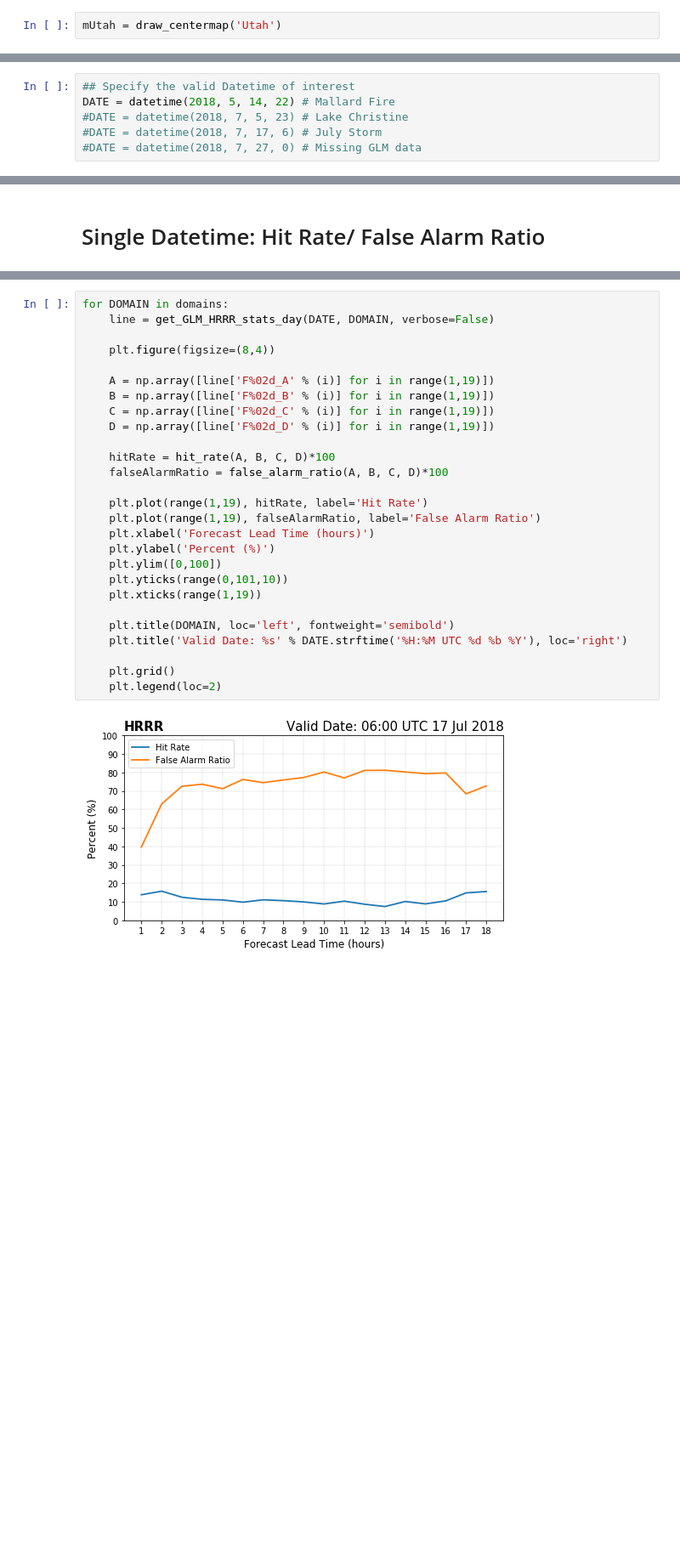
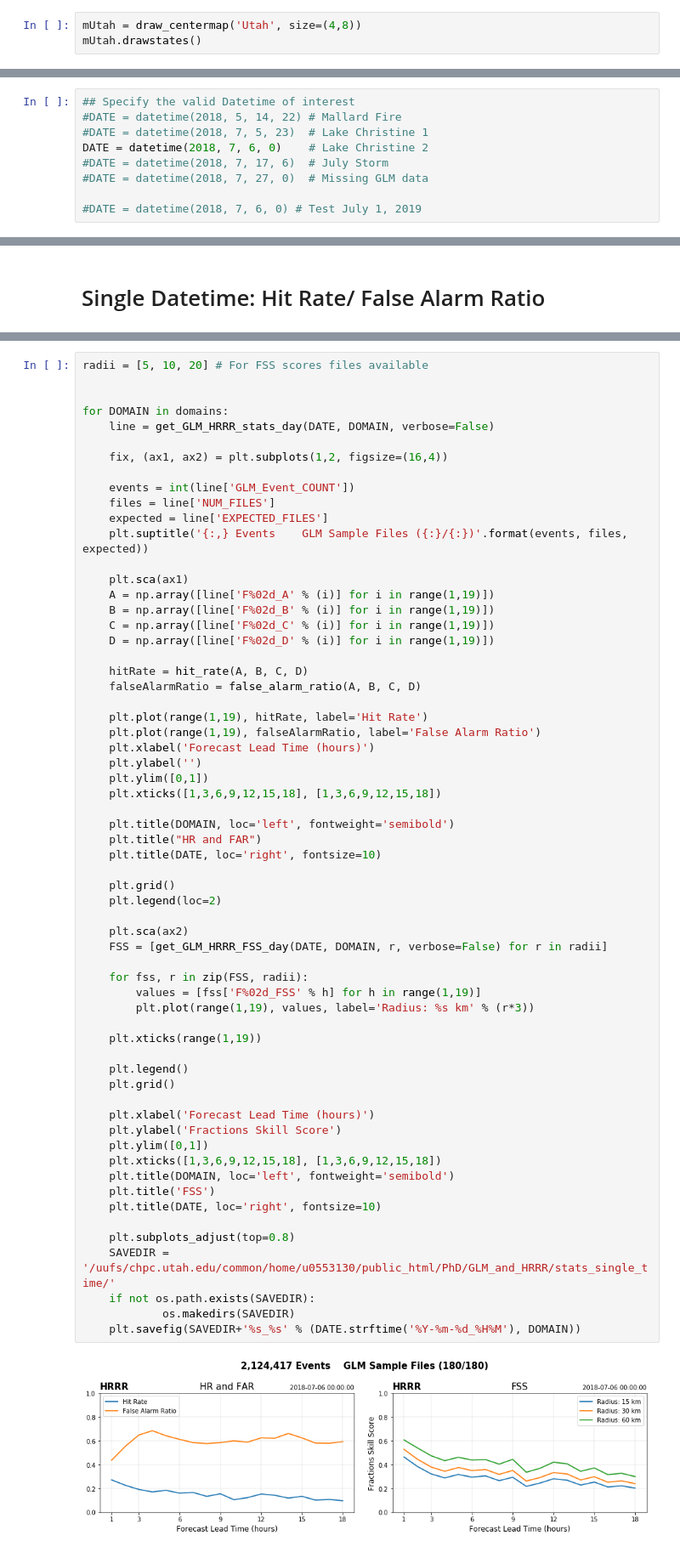
Before and after one commit to blaylockbk/pyBKB_v3, a Jupyter notebook: BB_HRRR/GLM_and_HRRR/explore_single_day_table.ipynb, the cells around one changed output, grey strips where cells are left out. Shown at 85% size. Cells and saved outputs as stored; diff of their text form; blank space fills up the shorter version.

```diff
--- a/BB_HRRR/GLM_and_HRRR/explore_single_day_table.ipynb
+++ b/BB_HRRR/GLM_and_HRRR/explore_single_day_table.ipynb
@@ -45,4 +49,5 @@ from BB_GOES.get_GLM import get_GLM_file_nearesttime, accumulate_GLM_FAST
 # %%
 m = draw_HRRR_map()
 # %%
-mUtah = draw_centermap('Utah')
+mUtah = draw_centermap('Utah', size=(4,8))
+mUtah.drawstates()
@@ -52,10 +60,13 @@ Hlat, Hlon = get_hrrr_latlon(DICT=False)
 domains = get_domains()
 # %%
 ## Specify the valid Datetime of interest
-DATE = datetime(2018, 5, 14, 22) # Mallard Fire
-#DATE = datetime(2018, 7, 5, 23) # Lake Christine
-#DATE = datetime(2018, 7, 17, 6) # July Storm
-#DATE = datetime(2018, 7, 27, 0) # Missing GLM data
+#DATE = datetime(2018, 5, 14, 22) # Mallard Fire
+#DATE = datetime(2018, 7, 5, 23)  # Lake Christine 1
+DATE = datetime(2018, 7, 6, 0)    # Lake Christine 2
+#DATE = datetime(2018, 7, 17, 6)  # July Storm
+#DATE = datetime(2018, 7, 27, 0)  # Missing GLM data
+
+#DATE = datetime(2018, 7, 6, 0) # Test July 1, 2019
 # %%
 # Rerun the entire calculation:
 # return table(a,b,c,d) and grids for Observed and Forecasted Binary.
@@ -161,29 +196,64 @@ def get_GLM_HRRR_stats_day(DATE, DOMAIN, verbose=True):
 # %%
+radii = [5, 10, 20] # For FSS scores files available
+
+
 for DOMAIN in domains:
     line = get_GLM_HRRR_stats_day(DATE, DOMAIN, verbose=False)
 
-    plt.figure(figsize=(8,4))
+    fix, (ax1, ax2) = plt.subplots(1,2, figsize=(16,4))
 
+    events = int(line['GLM_Event_COUNT'])
+    files = line['NUM_FILES']
+    expected = line['EXPECTED_FILES']
+    plt.suptitle('{:,} Events    GLM Sample Files ({:}/{:})'.format(events, files, expected))
+
+    plt.sca(ax1)
     A = np.array([line['F%02d_A' % (i)] for i in range(1,19)])
     B = np.array([line['F%02d_B' % (i)] for i in range(1,19)])
     C = np.array([line['F%02d_C' % (i)] for i in range(1,19)])
     D = np.array([line['F%02d_D' % (i)] for i in range(1,19)])
 
-    hitRate = hit_rate(A, B, C, D)*100
-    falseAlarmRatio = false_alarm_ratio(A, B, C, D)*100
+    hitRate = hit_rate(A, B, C, D)
+    falseAlarmRatio = false_alarm_ratio(A, B, C, D)
 
     plt.plot(range(1,19), hitRate, label='Hit Rate')
     plt.plot(range(1,19), falseAlarmRatio, label='False Alarm Ratio')
     plt.xlabel('Forecast Lead Time (hours)')
-    plt.ylabel('Percent (%)')
-    plt.ylim([0,100])
-    plt.yticks(range(0,101,10))
-    plt.xticks(range(1,19))
+    plt.ylabel('')
+    plt.ylim([0,1])
+    plt.xticks([1,3,6,9,12,15,18], [1,3,6,9,12,15,18])
 
     plt.title(DOMAIN, loc='left', fontweight='semibold')
-    plt.title('Valid Date: %s' % DATE.strftime('%H:%M UTC %d %b %Y'), loc='right')
+    plt.title("HR and FAR")
+    plt.title(DATE, loc='right', fontsize=10)
 
     plt.grid()
     plt.legend(loc=2)
+
+    plt.sca(ax2)
+    FSS = [get_GLM_HRRR_FSS_day(DATE, DOMAIN, r, verbose=False) for r in radii]
+
+    for fss, r in zip(FSS, radii):
+        values = [fss['F%02d_FSS' % h] for h in range(1,19)]
+        plt.plot(range(1,19), values, label='Radius: %s km' % (r*3))
+
+    plt.xticks(range(1,19))
+
+    plt.legend()
+    plt.grid()
+
+    plt.xlabel('Forecast Lead Time (hours)')
+    plt.ylabel('Fractions Skill Score')
+    plt.ylim([0,1])
+    plt.xticks([1,3,6,9,12,15,18], [1,3,6,9,12,15,18])
+    plt.title(DOMAIN, loc='left', fontweight='semibold')
+    plt.title('FSS')
+    plt.title(DATE, loc='right', fontsize=10)
+
+    plt.subplots_adjust(top=0.8)
+    SAVEDIR = '/uufs/chpc.utah.edu/common/home/u0553130/public_html/PhD/GLM_and_HRRR/stats_single_time/'
+    if not os.path.exists(SAVEDIR):
+            os.makedirs(SAVEDIR)
+    plt.savefig(SAVEDIR+'%s_%s' % (DATE.strftime('%Y-%m-%d_%H%M'), DOMAIN))
 # %% [output]
-[figure, old version]
+[figure, new version]
```
Also changed, not shown: parts of 10 cells of this notebook, 2 other files.
